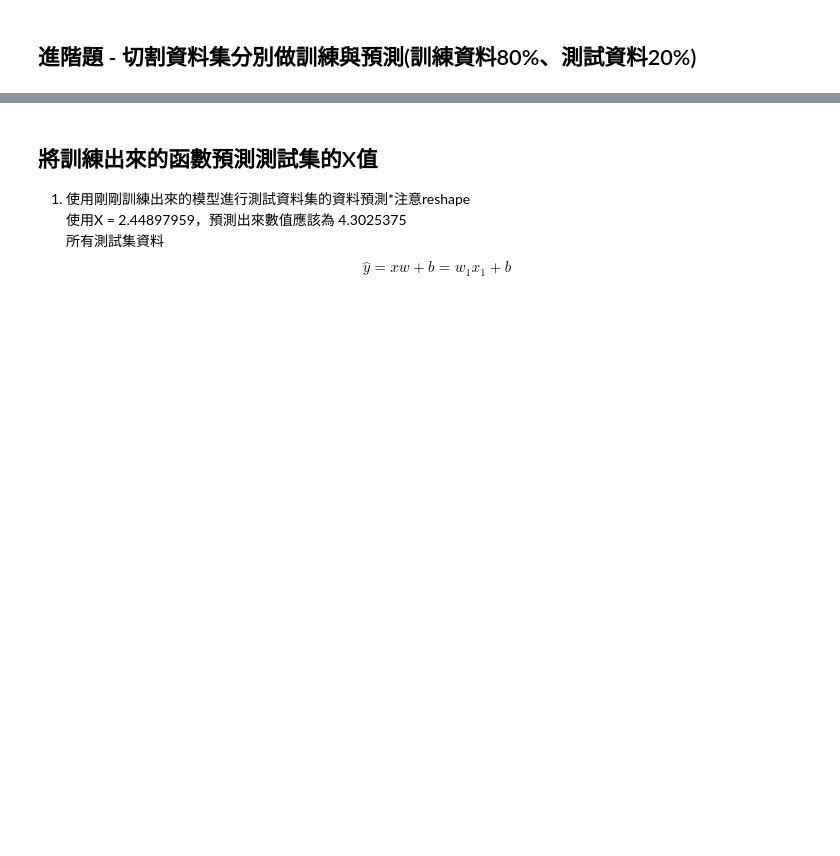
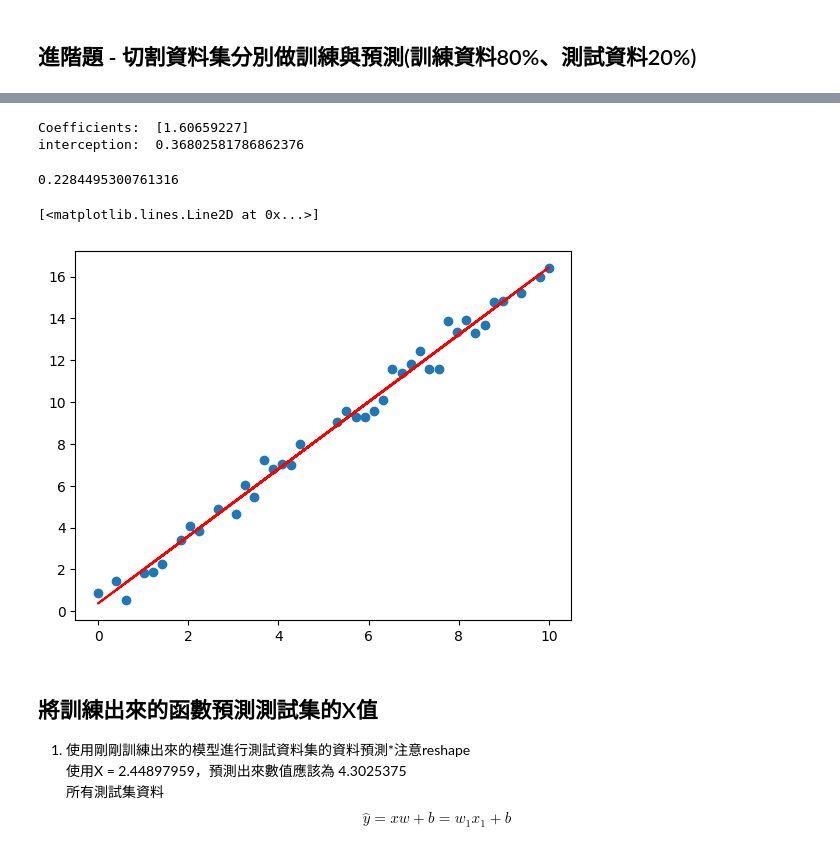
Before and after one commit to Athenawu1998/IMLP347, a Jupyter notebook: HW4/Unit04/Linear Regression_HW.ipynb, the cells around one changed output, grey strips where cells are left out. Drawn from its saved outputs; the diff is of its cells as text; code cells hidden in the pictures; blank space fills up the shorter version.

```diff
--- a/HW4/Unit04/Linear Regression_HW.ipynb
+++ b/HW4/Unit04/Linear Regression_HW.ipynb
@@ -114,6 +128,27 @@ y = np.array([ 0.85848224, -0.10657947,  1.42771901,  0.53554778,  1.20216826,
 2. 並計算出訓練階段的MSE
 3. 畫出目標點(藍色)與預測點(紅色)的對應圖
 ![](images/LR_train.PNG)
+# %%
+regr = LinearRegression()
+X_train = x_train.reshape(-1,1)
+regr.fit(X_train,y_train)
+print('Coefficients: ', regr.coef_)
+print('interception: ', regr.intercept_)
+
+Y_train = regr.predict(X_train)
+# %% [output]
+Coefficients:  [1.60659227]
+interception:  0.36802581786862376
+# %%
+mse = np.sum((Y_train-y_train)**2) / len(y_train)
+print(mse)
+
+plt.scatter(x_train, y_train)
+plt.plot(x_train, Y_train, 'r')
+# %% [output]
+0.2284495300761316
+[<matplotlib.lines.Line2D at 0x...>]
+[figure, added]
 # %% [markdown]
 ## 將訓練出來的函數預測測試集的X值
 1. 使用剛剛訓練出來的模型進行測試資料集的資料預測*注意reshape<br>
```
Also changed, not shown: parts of 6 cells of this notebook.
